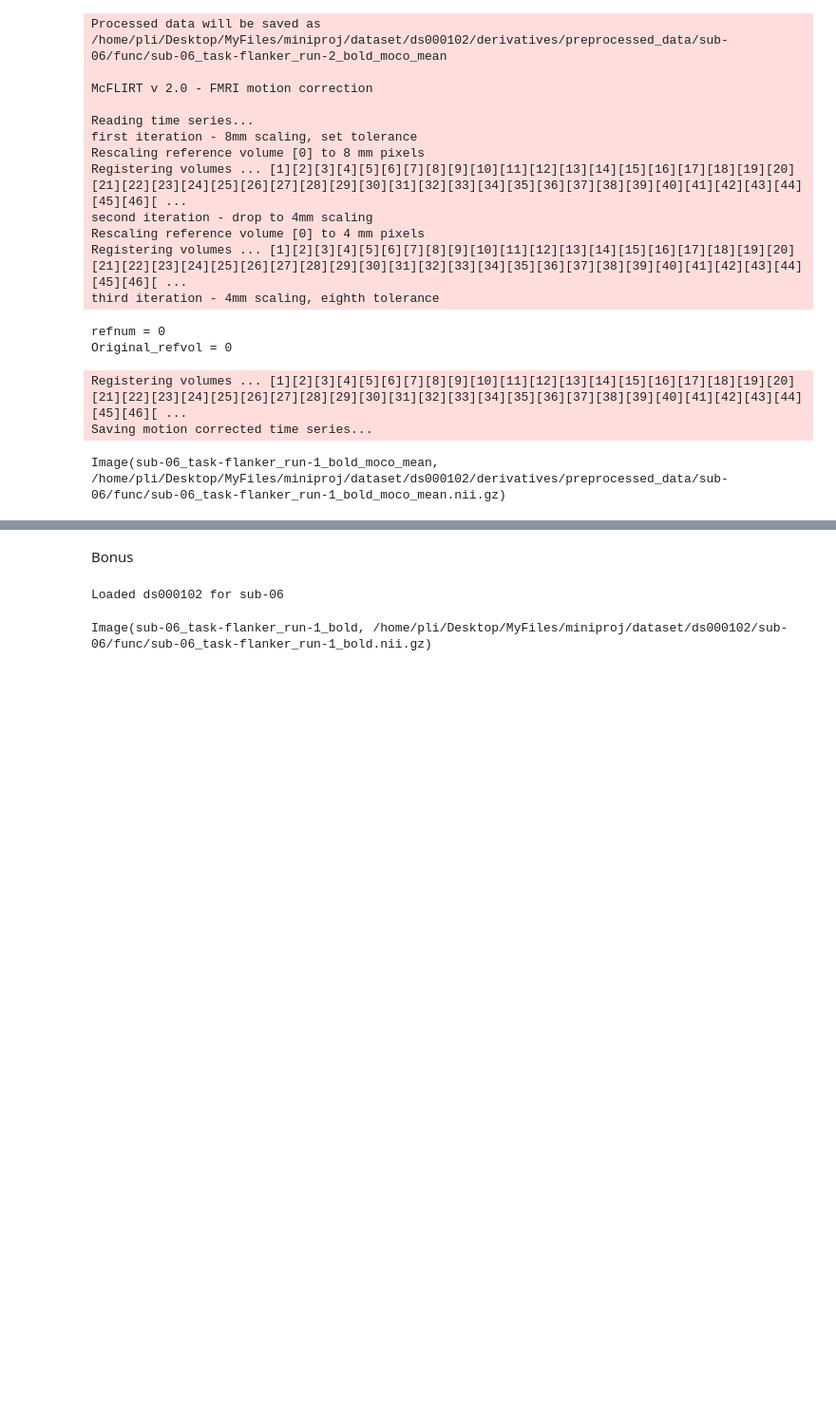
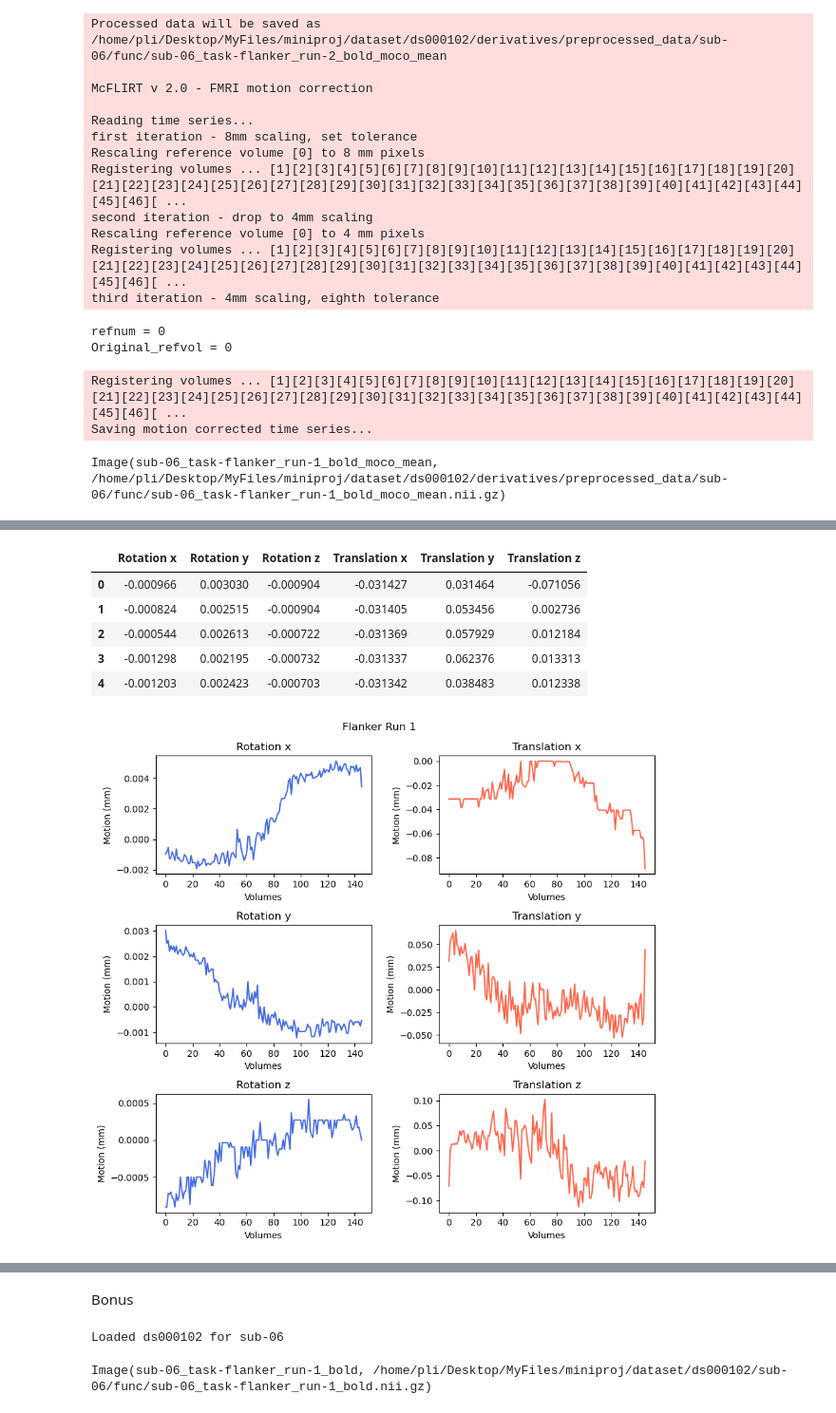
Before and after one commit to Pingsheng-Kevin/NSSP_Mini1, a Jupyter notebook: lgr.ipynb, the cells around one changed output, grey strips where cells are left out. Shown at 95% size. Drawn from its saved outputs; the diff is of its cells as text; code cells hidden in the pictures; blank space fills up the shorter version.

```diff
--- a/lgr.ipynb
+++ b/lgr.ipynb
@@ -78,13 +76,8 @@ bids_root
 Visualise the anatomical scan and functional scan. Make an animation of the
 anatomical scan and functional scan
 # %%
-dataset_id = 'ds000102'
-subject = '06'
-sub = f'sub-{subject}'
-
 def open_subject_dataset(dataset_id, subject, download = False):
     sub = f'sub-{subject}'
-
     sample_path = "dataset"
     mkdir_no_exist(sample_path)
     bids_root = op.join(os.path.abspath(""),sample_path, dataset_id)
@@ -108,7 +101,3 @@ def open_subject_dataset(dataset_id, subject, download = False):
 
     print(f"Loaded {dataset_id} for {sub}")
     return bids_root, preproc_root
-
-bids_root, preproc_root = open_subject_dataset(dataset_id, subject, download=True)
-# open_subject_dataset(dataset_id, subject='07')#, download=True)
-# open_subject_dataset(dataset_id, subject = '08')#, download=True)
@@ -116,0 +106,2 @@ Loaded ds000102 for sub-06
+# %%
+bids_root, preproc_root = open_subject_dataset(dataset_id, subject='06', download=True)
@@ -234,15 +230,10 @@ load(os.path.join(preproc_root, sub, 'func', 'sub-06_task-flanker_run-1_bold_moc
 # %% [output]
 Image(sub-06_task-flanker_run-1_bold_moco, /home/pli/Desktop/MyFiles/miniproj/dataset/ds000102/derivatives/preprocessed_data/sub-06/func/sub-06_task-flanker_run-1_bold_moco.nii.gz)
 # %%
-def load_mot_params_fsl_6_dof(path):
+def load_mot_params_fsl_6_dof(subject):
+    path=op.join(preproc_root, f'sub-{subject}', 'func', f'sub-{subject}_task-flanker_run-{flanker_run}_bold_moco.par')
     return pd.read_csv(path, sep='  ', header=None,
             engine='python', names=['Rotation x', 'Rotation y', 'Rotation z','Translation x', 'Translation y', 'Translation z'])
-
-flanker_run = 1
-mot_params = load_mot_params_fsl_6_dof(op.join(preproc_root, sub, 'func', f'sub-06_task-flanker_run-{flanker_run}_bold_moco.par'))
-display(mot_params.head())
-
-%matplotlib inline
 
 def visualize_motparams(data):
     fig, ax = plt.subplots(3, 2, figsize = (9, 8))
@@ -254,5 +245,3 @@ def visualize_motparams(data):
     plt.tight_layout()
     fig.suptitle(f"Flanker Run {flanker_run}", y = 1.02)
     plt.show()
-
-visualize_motparams(mot_params)
@@ -431,0 +441,16 @@ os.system("""openneuro-py download --dataset {} --include sub-{}/anat/*
+# %%
+%matplotlib inline
+
+flanker_run = 1
+mot_params_07 = load_mot_params_fsl_6_dof(subject='07')
+display(mot_params_07.head())
+
+visualize_motparams(mot_params_07)
+# %% [output]
+|  | Rotation x | Rotation y | Rotation z | Translation x | Translation y | Translation z |
+| 0 | -0.000966 | 0.003030 | -0.000904 | -0.031427 | 0.031464 | -0.071056 |
+| 1 | -0.000824 | 0.002515 | -0.000904 | -0.031405 | 0.053456 | 0.002736 |
+| 2 | -0.000544 | 0.002613 | -0.000722 | -0.031369 | 0.057929 | 0.012184 |
+| 3 | -0.001298 | 0.002195 | -0.000732 | -0.031337 | 0.062376 | 0.013313 |
+| 4 | -0.001203 | 0.002423 | -0.000703 | -0.031342 | 0.038483 | 0.012338 |
+[figure, added]
```
Also changed, not shown: parts of 16 cells of this notebook.
